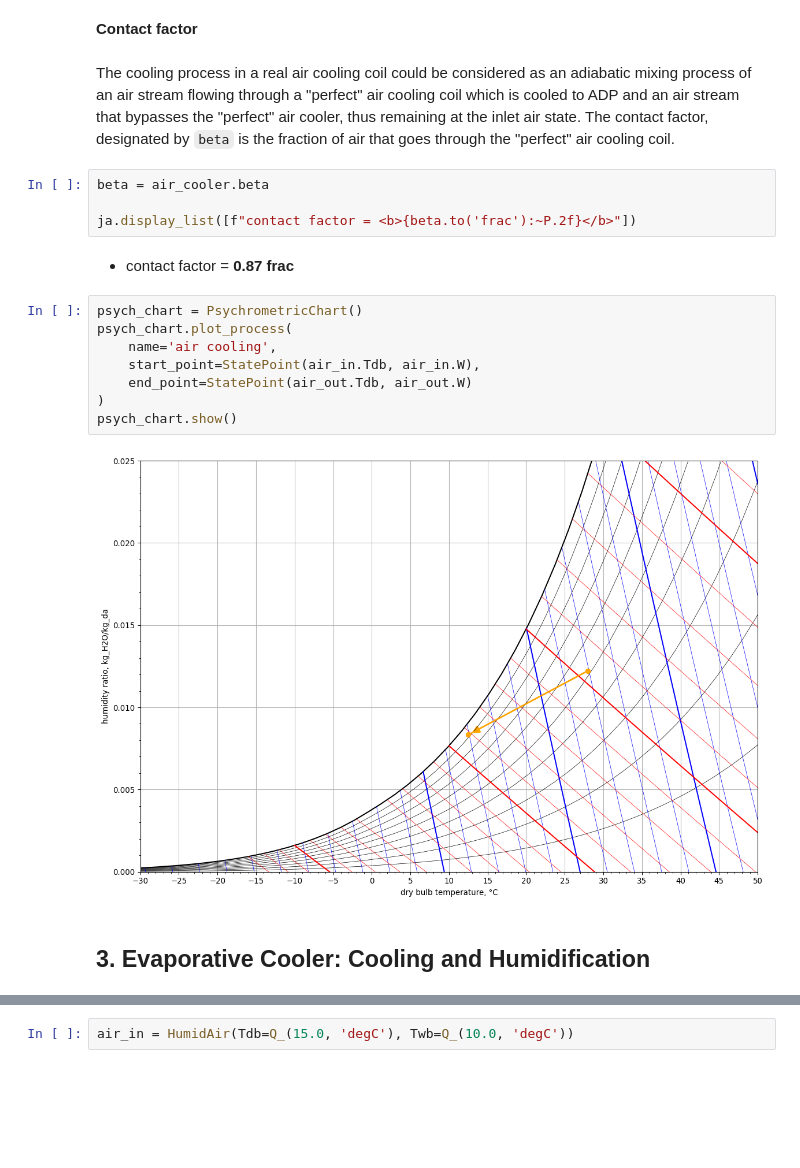
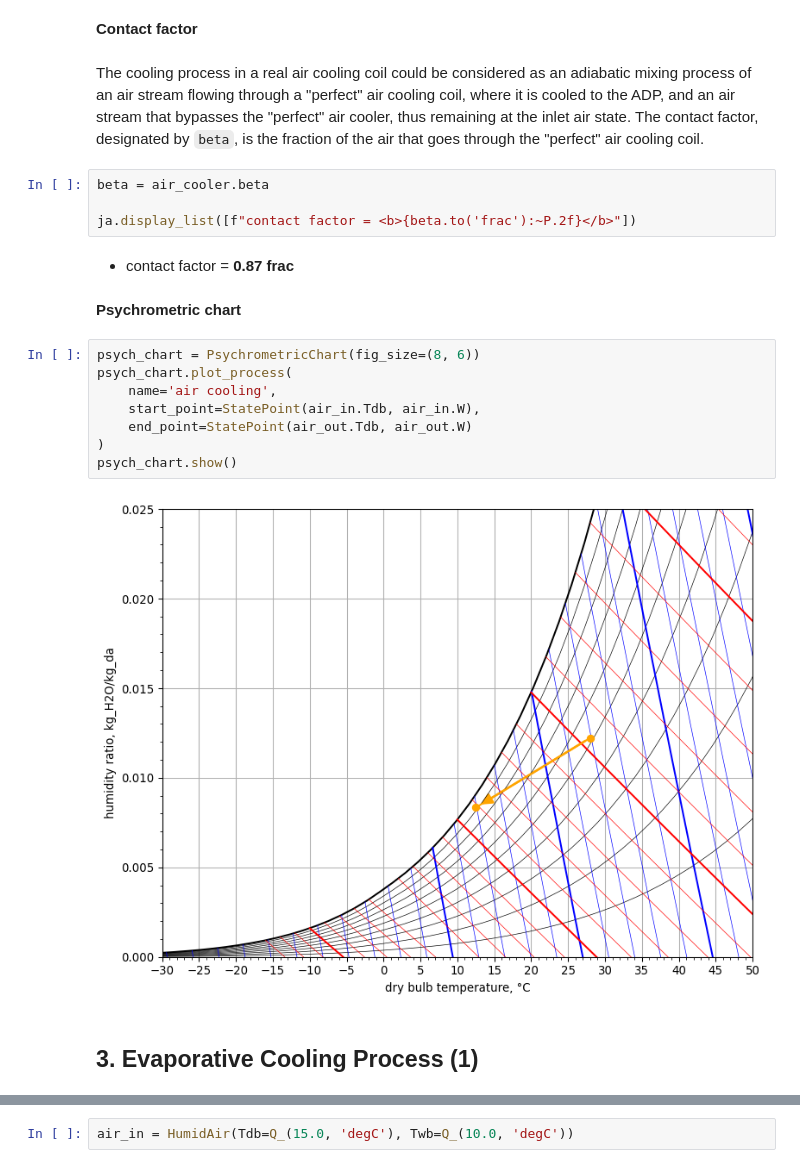
Before and after one commit to TomLXXVI/Air-Conditioning, a Jupyter notebook: airco_proc_01.ipynb, the cells around one changed output, grey strips where cells are left out. Cells and saved outputs as stored; diff of their text form; blank space fills up the shorter version.

```diff
--- a/airco_proc_01.ipynb
+++ b/airco_proc_01.ipynb
@@ -130,23 +142,24 @@ ADP temperature = 10.2 °C
 # %% [markdown]
 **Contact factor**
 # %% [markdown]
-The cooling process in a real air cooling coil could be considered as an adiabatic mixing process of an air stream flowing through a "perfect" air cooling coil which is cooled to ADP and an air stream that bypasses the "perfect" air cooler, thus remaining at the inlet air state.
-The contact factor, designated by `beta`  is the fraction of air that goes through the "perfect" air cooling coil.
+The cooling process in a real air cooling coil could be considered as an adiabatic mixing process of an air stream flowing through a "perfect" air cooling coil, where it is cooled to the ADP, and an air stream that bypasses the "perfect" air cooler, thus remaining at the inlet air state. The contact factor, designated by `beta`, is the fraction of the air that goes through the "perfect" air cooling coil.
 # %%
 beta = air_cooler.beta
 
 ja.display_list([f"contact factor = <b>{beta.to('frac'):~P.2f}</b>"])
 # %% [output]
 contact factor = 0.87 frac
+# %% [markdown]
+**Psychrometric chart**
 # %%
-psych_chart = PsychrometricChart()
+psych_chart = PsychrometricChart(fig_size=(8, 6))
 psych_chart.plot_process(
     name='air cooling',
     start_point=StatePoint(air_in.Tdb, air_in.W),
     end_point=StatePoint(air_out.Tdb, air_out.W)
 )
 psych_chart.show()
 # %% [output]
-[figure, old version]
+[figure, new version]
 # %% [markdown]
-## 3. Evaporative Cooler: Cooling and Humidification
+## 3. Evaporative Cooling Process (1)
```
Also changed, not shown: parts of 116 cells of this notebook, 6 other files.
